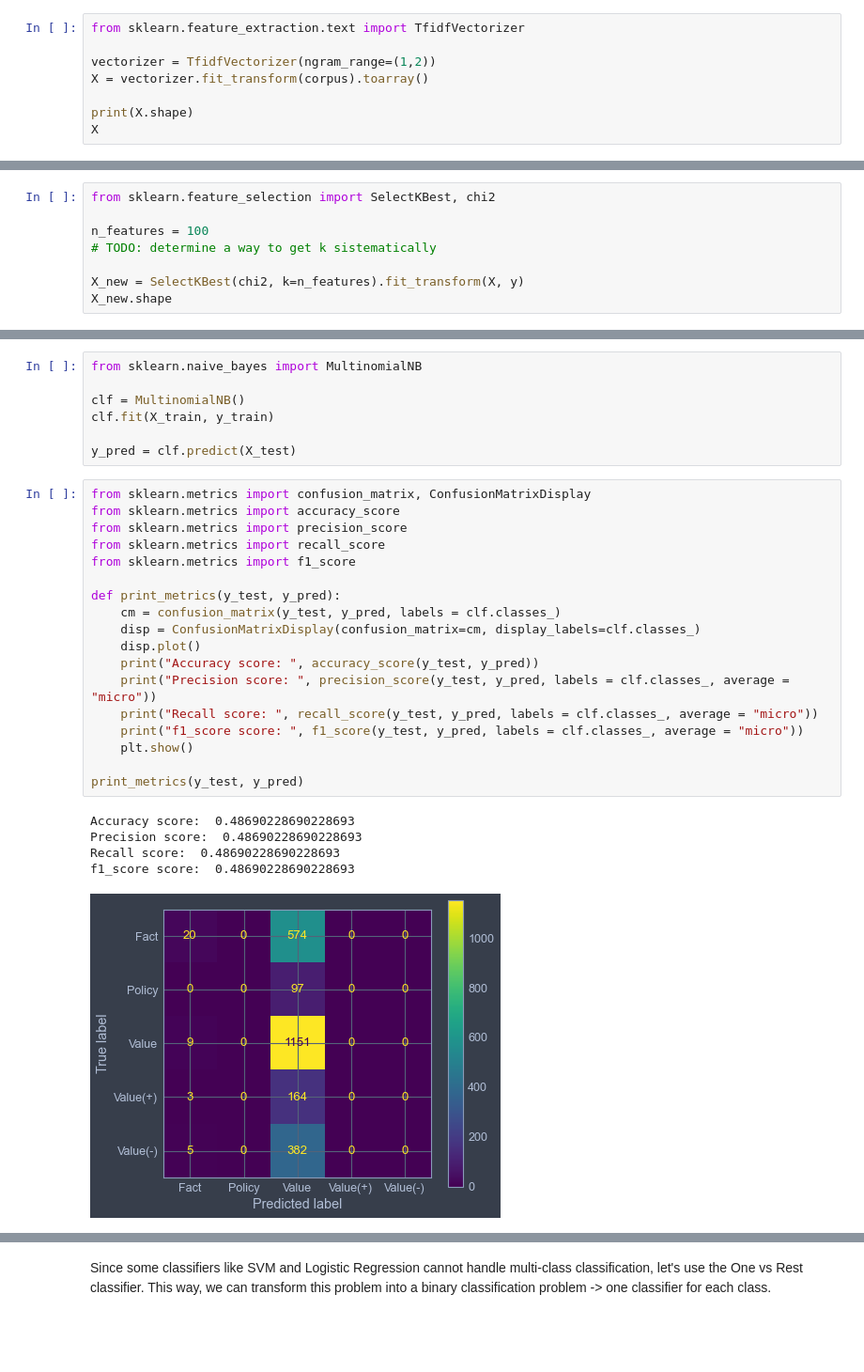
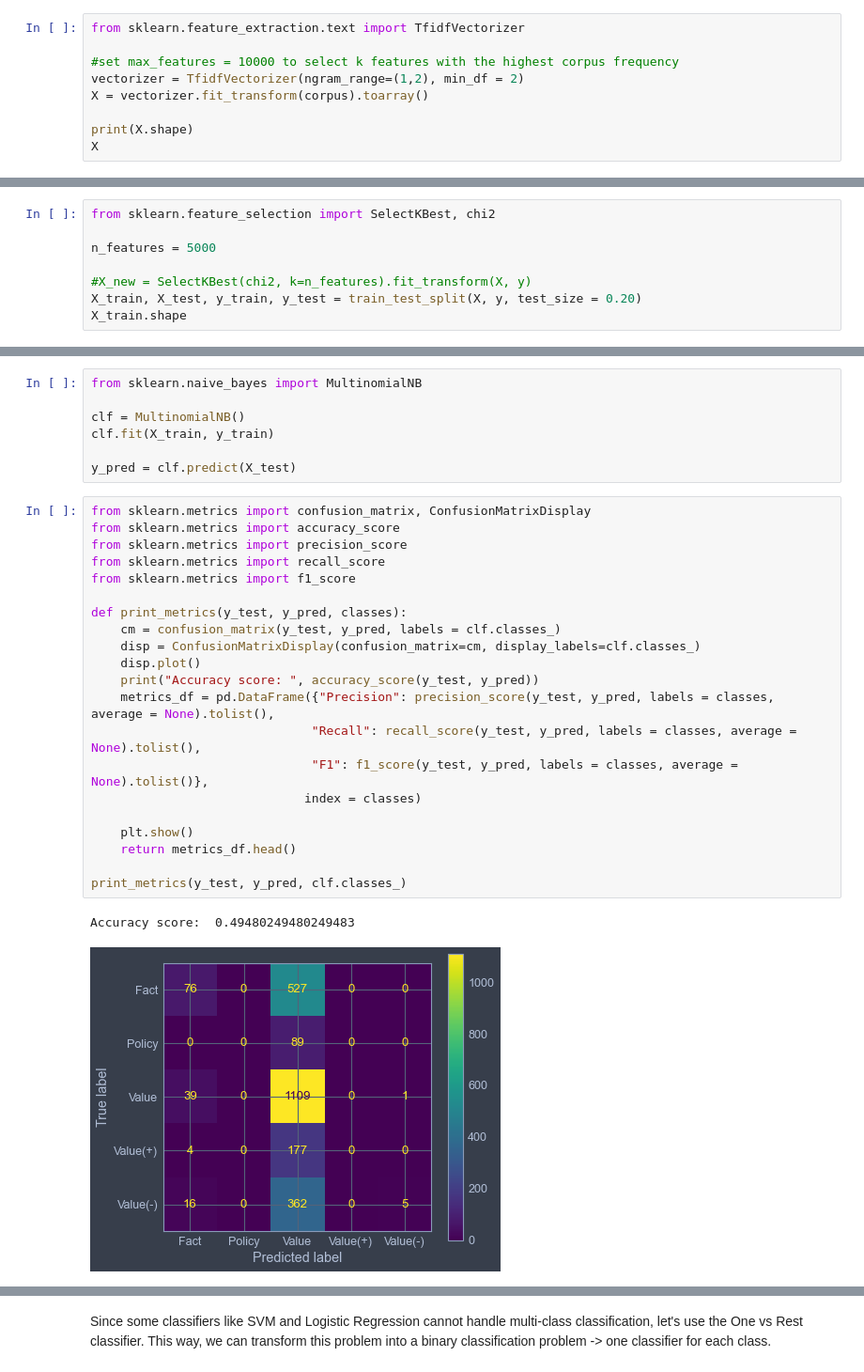
Before and after one commit to Caio-Nogueira/FEUP-PLN, a Jupyter notebook: assignment1.ipynb, the cells around one changed output, grey strips where cells are left out. Shown at 94% size. Cells and saved outputs as stored; diff of their text form; blank space fills up the shorter version.

```diff
--- a/assignment1.ipynb
+++ b/assignment1.ipynb
@@ -159,7 +159,8 @@ We need to transform the corpus into a collection that can be handled by a machi
 # %%
 from sklearn.feature_extraction.text import TfidfVectorizer
 
-vectorizer = TfidfVectorizer(ngram_range=(1,2))
+#set max_features = 10000 to select k features with the highest corpus frequency
+vectorizer = TfidfVectorizer(ngram_range=(1,2), min_df = 2)
 X = vectorizer.fit_transform(corpus).toarray()
 
 print(X.shape)
@@ -232,9 +233,9 @@ In order to escape the **Curse of dimmensionality**, we need to apply feature se
 # %%
 from sklearn.feature_selection import SelectKBest, chi2
 
-n_features = 100
-# TODO: determine a way to get k sistematically
+n_features = 5000
 
-X_new = SelectKBest(chi2, k=n_features).fit_transform(X, y)
-X_new.shape
+#X_new = SelectKBest(chi2, k=n_features).fit_transform(X, y)
+X_train, X_test, y_train, y_test = train_test_split(X, y, test_size = 0.20)
+X_train.shape
 # %% [output]
@@ -252,24 +253,24 @@ y_pred = clf.predict(X_test)
 # %%
 from sklearn.metrics import confusion_matrix, ConfusionMatrixDisplay
 from sklearn.metrics import accuracy_score
 from sklearn.metrics import precision_score
 from sklearn.metrics import recall_score
 from sklearn.metrics import f1_score
 
-def print_metrics(y_test, y_pred):
+def print_metrics(y_test, y_pred, classes):
     cm = confusion_matrix(y_test, y_pred, labels = clf.classes_)
     disp = ConfusionMatrixDisplay(confusion_matrix=cm, display_labels=clf.classes_)
     disp.plot()
     print("Accuracy score: ", accuracy_score(y_test, y_pred))
-    print("Precision score: ", precision_score(y_test, y_pred, labels = clf.classes_, average = "micro"))
-    print("Recall score: ", recall_score(y_test, y_pred, labels = clf.classes_, average = "micro"))
-    print("f1_score score: ", f1_score(y_test, y_pred, labels = clf.classes_, average = "micro"))
+    metrics_df = pd.DataFrame({"Precision": precision_score(y_test, y_pred, labels = classes, average = None).tolist(),
+                              "Recall": recall_score(y_test, y_pred, labels = classes, average = None).tolist(),
+                              "F1": f1_score(y_test, y_pred, labels = classes, average = None).tolist()},
+                             index = classes)
+
     plt.show()
+    return metrics_df.head()
 
-print_metrics(y_test, y_pred)
+print_metrics(y_test, y_pred, clf.classes_)
 # %% [output]
-Accuracy score:  0.48690228690228693
-Precision score:  0.48690228690228693
-Recall score:  0.48690228690228693
-f1_score score:  0.48690228690228693
+Accuracy score:  0.49480249480249483
-[figure, old version]
+[figure, new version]
```
Also changed, not shown: parts of 17 cells of this notebook.
